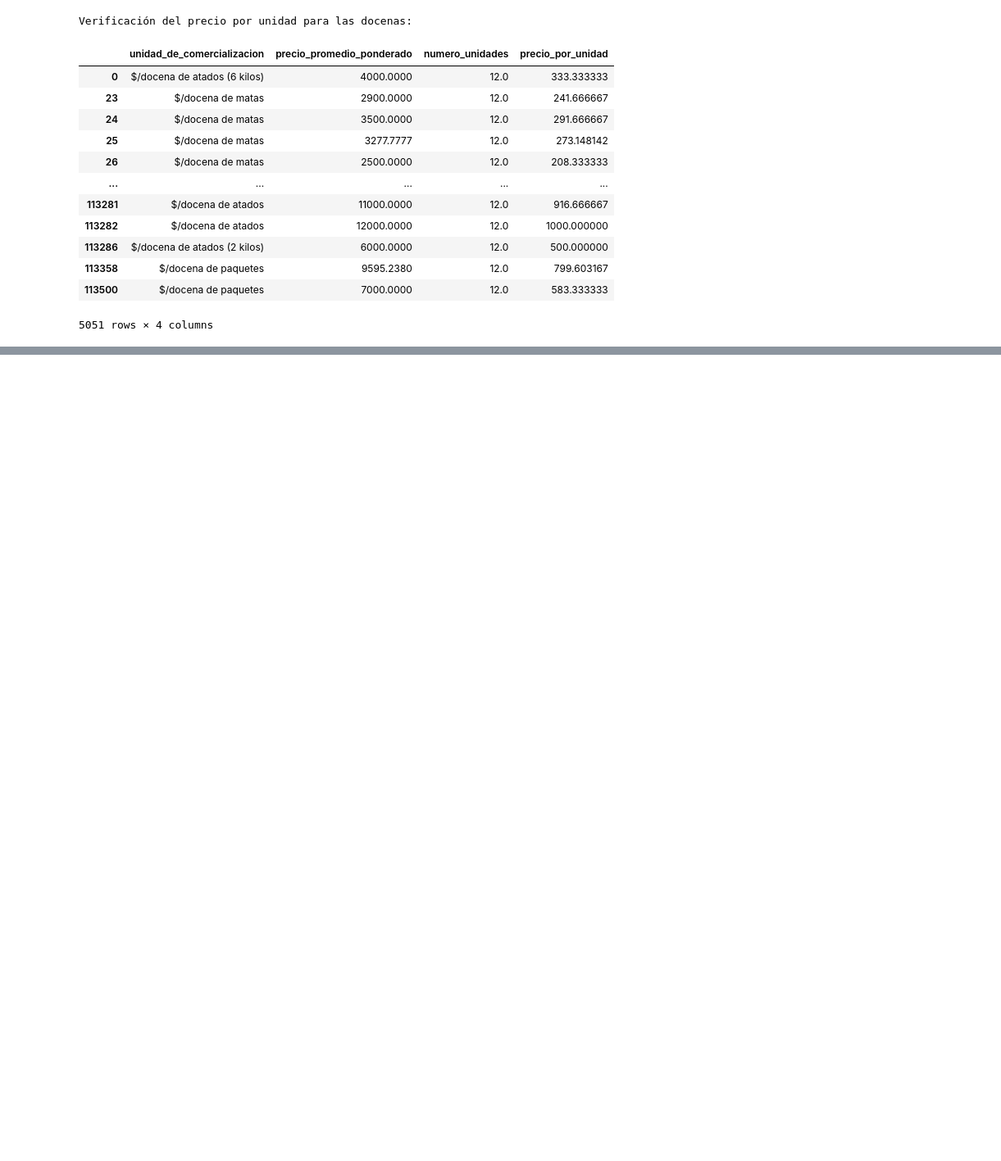
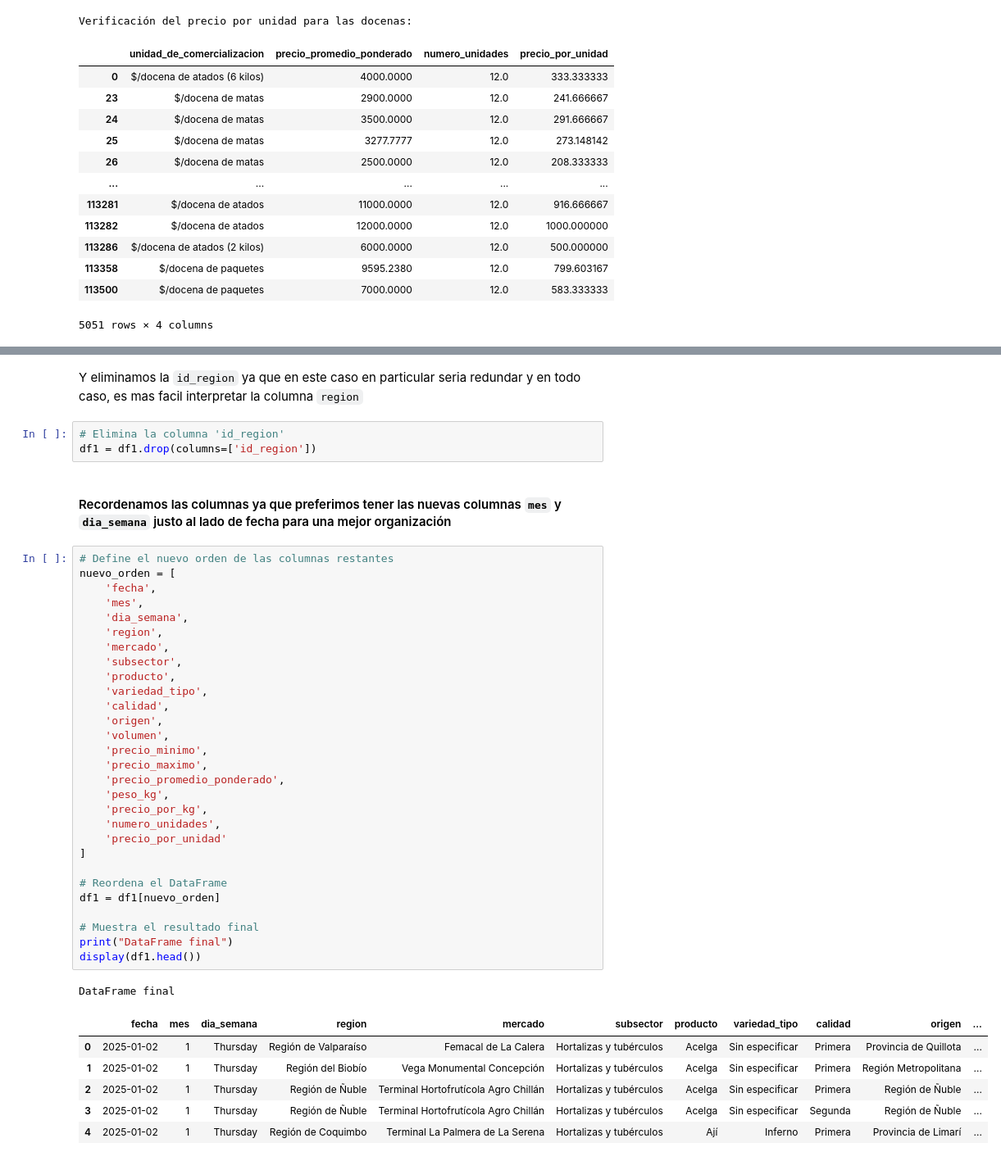
Before and after one commit to Ricardouchub/Analisis-Estrategico-de-Precios, a Jupyter notebook: Análisis Estratégico de Precios Mayoristas para el Sector Retail de Frutas y Hortalizas.ipynb, the cells around one changed output, grey strips where cells are left out. Shown: that part at 82% size. Cells and saved outputs as stored; diff of their text form; blank space fills up the shorter version.

```diff
--- a/Análisis Estratégico de Precios Mayoristas para el Sector Retail de Frutas y Hortalizas.ipynb
+++ b/Análisis Estratégico de Precios Mayoristas para el Sector Retail de Frutas y Hortalizas.ipynb
@@ -467,0 +503,44 @@ Ejemplos de filas no asignadas:
+# %% [markdown]
+Y eliminamos la  `id_region` ya que en este caso en particular seria redundar y en todo caso, es mas facil interpretar la columna `region`
+# %%
+# Elimina la columna 'id_region'
+df1 = df1.drop(columns=['id_region'])
+# %% [markdown]
+#### Recordenamos las columnas ya que preferimos tener las nuevas columnas `mes` y `dia_semana` justo al lado de fecha para una mejor organización
+# %%
+# Define el nuevo orden de las columnas restantes
+nuevo_orden = [
+    'fecha',
+    'mes',
+    'dia_semana',
+    'region',
+    'mercado',
+    'subsector',
+    'producto',
+    'variedad_tipo',
+    'calidad',
+    'origen',
+    'volumen',
+    'precio_minimo',
+    'precio_maximo',
+    'precio_promedio_ponderado',
+    'peso_kg',
+    'precio_por_kg',
+    'numero_unidades',
+    'precio_por_unidad'
+]
+
+# Reordena el DataFrame
+df1 = df1[nuevo_orden]
+
+# Muestra el resultado final
+print("DataFrame final")
+display(df1.head())
+# %% [output]
+DataFrame final
+|  | fecha | mes | dia_semana | region | mercado | subsector | producto | variedad_tipo | calidad | origen | ... |
+| 0 | 2025-01-02 | 1 | Thursday | Región de Valparaíso | Femacal de La Calera | Hortalizas y tubérculos | Acelga | Sin especificar | Primera | Provincia de Quillota | ... |
+| 1 | 2025-01-02 | 1 | Thursday | Región del Biobío | Vega Monumental Concepción | Hortalizas y tubérculos | Acelga | Sin especificar | Primera | Región Metropolitana | ... |
+| 2 | 2025-01-02 | 1 | Thursday | Región de Ñuble | Terminal Hortofrutícola Agro Chillán | Hortalizas y tubérculos | Acelga | Sin especificar | Primera | Región de Ñuble | ... |
+| 3 | 2025-01-02 | 1 | Thursday | Región de Ñuble | Terminal Hortofrutícola Agro Chillán | Hortalizas y tubérculos | Acelga | Sin especificar | Segunda | Región de Ñuble | ... |
+| 4 | 2025-01-02 | 1 | Thursday | Región de Coquimbo | Terminal La Palmera de La Serena | Hortalizas y tubérculos | Ají | Inferno | Primera | Provincia de Limarí | ... |
```
Also changed, not shown: parts of 23 cells of this notebook.
